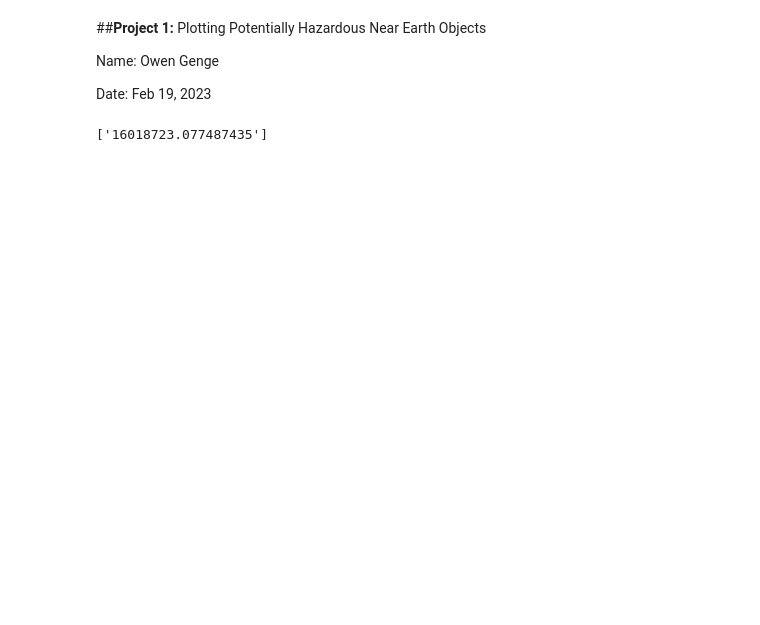
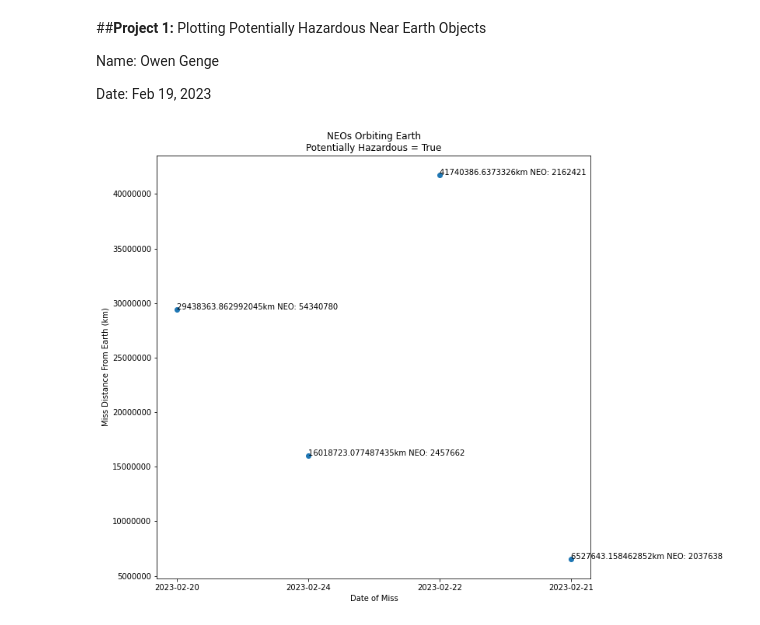
Before and after one commit to owengenge/cap-comp215, a Jupyter notebook: Project_1_Plotting_NEO's.ipynb, the cells around one changed output. Cells and saved outputs as stored; diff of their text form; code cells hidden in the pictures; blank space fills up the shorter version.

```diff
--- a/Project_1_Plotting_NEO's.ipynb
+++ b/Project_1_Plotting_NEO's.ipynb
@@ -12,35 +12,48 @@ from pprint import pprint
 from dataclasses import dataclass
 import matplotlib.pyplot as plt
 # %%
-API_KEY = 'DEMO_KEY'
-url = f'https://api.nasa.gov/neo/rest/v1/feed?start_date=2023-02-23&end_date=2023-02-24&api_key={API_KEY}'
-response = requests.request("GET", url, headers={}, data={})
-data = json.loads(response.text)  # recall json.loads for lab 1
+def ast_miss_data(orbiting_body, start_date, end_date, potentially_hazardous):
+  ''' Displays a scatter plot of a NEO's distance from earth in a given time series. '''
+
+  API_KEY = 'BQuTOmvJ8rJthGRwxNG8a02iQmcoaXEMxQ0rviXq'
+  url = f'https://api.nasa.gov/neo/rest/v1/feed?start_date={start_date}&end_date={end_date}&api_key={API_KEY}'
+  response = requests.request("GET", url, headers={}, data={})
+  data = json.loads(response.text)
+
+  neos = data['near_earth_objects']
+
+  dates = neos.keys()
+
+  miss_distances = []
+  approach_dates = []
+  IDs = []
+  for date in dates:
+    neos = data['near_earth_objects'][date]
+    cad = [item['close_approach_data'] for item in neos]
+    miss_distances.extend([float(cad[i][0]['miss_distance']['kilometers']) for i in range(len(neos))
+                          if cad[i][0]['orbiting_body'] == orbiting_body
+                           and neos[i]['is_potentially_hazardous_asteroid'] is potentially_hazardous])
+    approach_dates.extend([cad[i][0]['close_approach_date'] for i in range(len(neos))
+                          if cad[i][0]['orbiting_body'] == orbiting_body
+                           and neos[i]['is_potentially_hazardous_asteroid'] is potentially_hazardous])
+    IDs.extend([neos[i]['id'] for i in range(len(neos)) if cad[i][0]['orbiting_body'] == orbiting_body
+                           and neos[i]['is_potentially_hazardous_asteroid'] is potentially_hazardous])
+
+  plt.rcParams["figure.figsize"] = (20,10)
+  plt.title(f'NEOs Orbiting {orbiting_body}\nPotentially Hazardous = {potentially_hazardous}')
+  plt.ylabel('Miss Distance From Earth (km)')
+  plt.xlabel('Date of Miss')
+  plt.ticklabel_format(style='plain')
+
+  plt.scatter(approach_dates, miss_distances)
+
+  for i in range(len(IDs)):
+    plt.annotate((f'{miss_distances[i]}km NEO: {IDs[i]}'),(approach_dates[i],miss_distances[i]))
+  plt.show
 
 
-neos = data['near_earth_objects']
-dates = neos.keys()
-#cad = [item['close_approach_data'] for item in neos]
+today = str(datetime.date.today())
 
-miss_distances = []
-approach_dates = []
-
-for date in dates:
-  neos = data['near_earth_objects'][date]
-  cad = [item['close_approach_data'] for item in neos]
-  miss_distances.extend([cad[i][0]['miss_distance']['kilometers'] for i in range(len(neos))
-                          if cad[i][0]['orbiting_body'] == 'Earth'
-                           and neos[i]['is_potentially_hazardous_asteroid'] is True])
-  approach_dates.extend([cad[i][0]['close_approach_date'] for i in range(len(neos))
-                          if cad[i][0]['orbiting_body'] == 'Earth'
-                           and neos[i]['is_potentially_hazardous_asteroid'] is True])
-miss_distances
-#approach_dates
-#neos
-# miss_distnaces = [cad[i][0]['miss_distance']['kilometers'] for i in range(len(neos))]
-# approach_dates = [cad[i][0]['close_approach_date'] for i in range(len(neos))]
-# approach_dates
-# neos
-# dates
+ast_miss_data(orbiting_body='Earth', start_date='2023-02-20', end_date=today, potentially_hazardous=True)
 # %% [output]
-['16018723.077487435']
+[figure, added]
```
Also changed, not shown: parts of 1 cell of this notebook.
